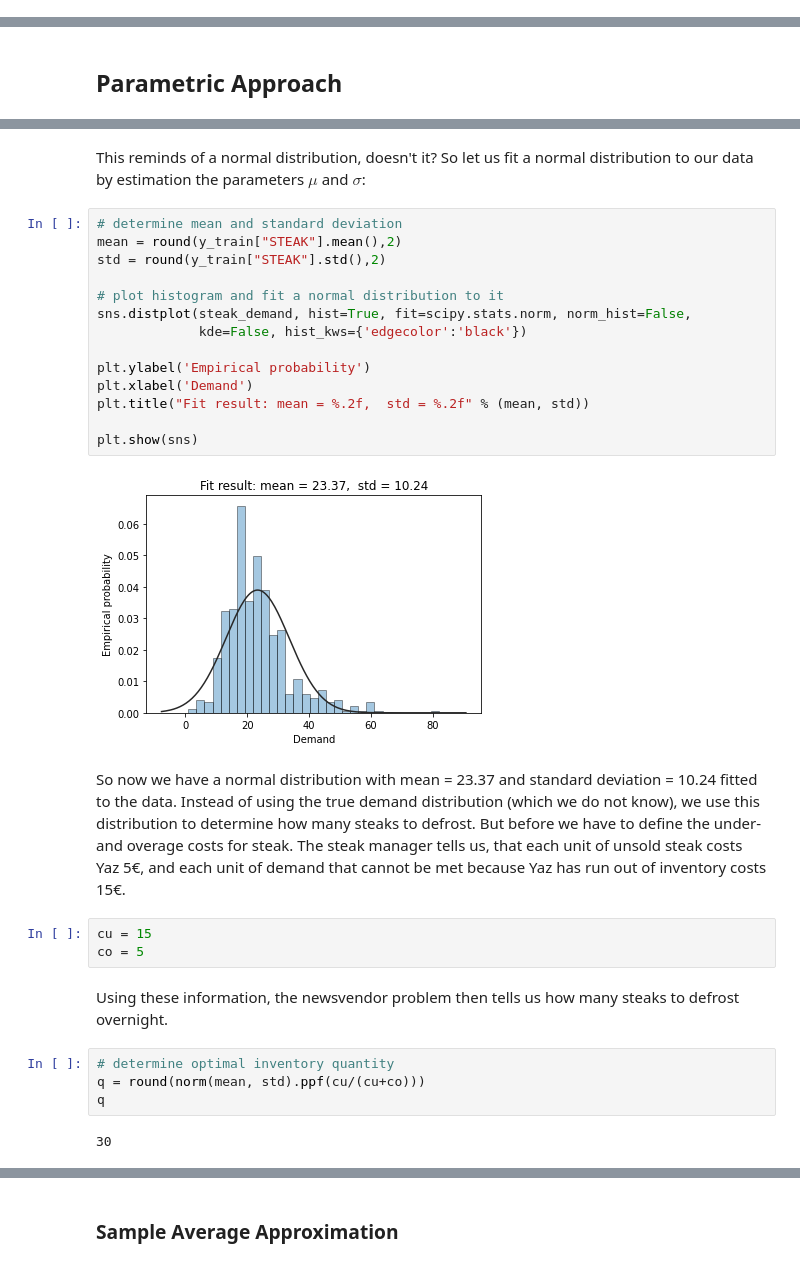
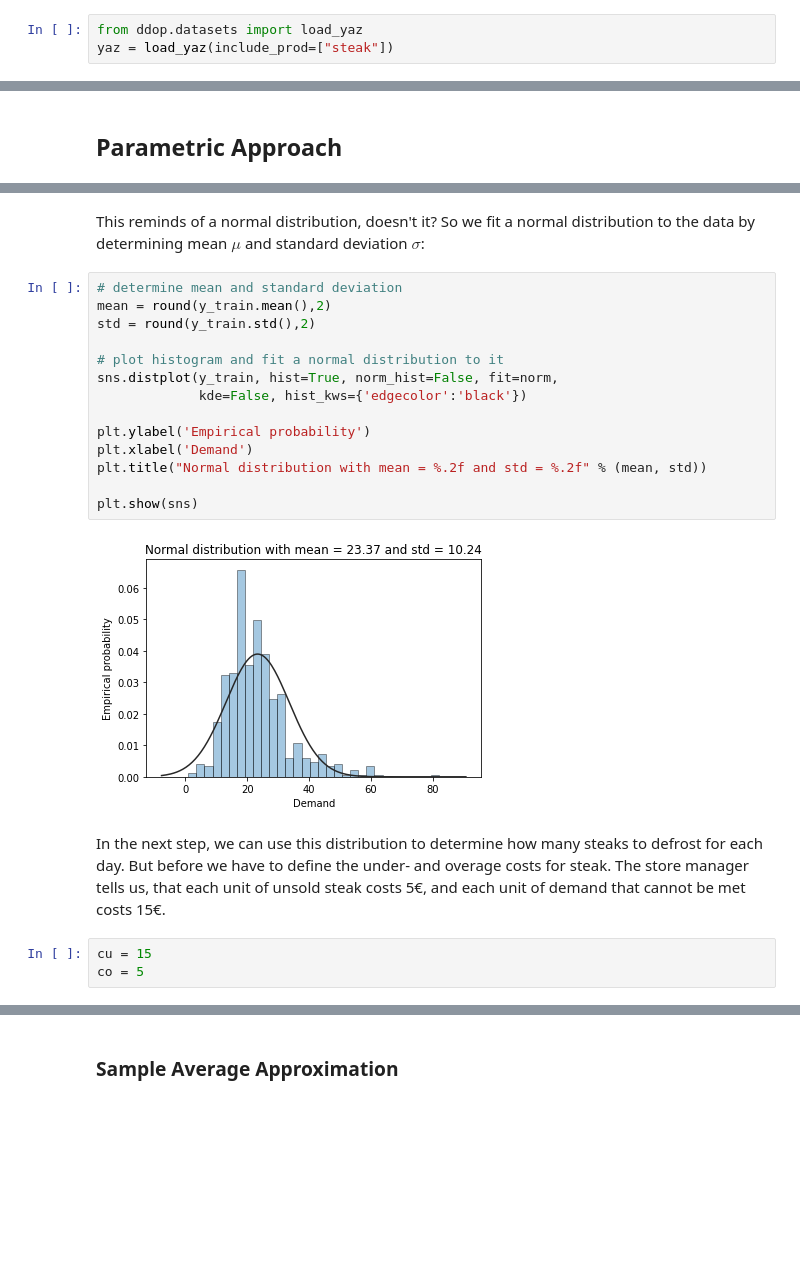
Before and after one commit to d3group/ddop, a Jupyter notebook: docs/tutorial_modules/tutorial.ipynb, the cells around one changed output, grey strips where cells are left out. Drawn from its saved outputs; the diff is of its cells as text; blank space fills up the shorter version.

```diff
--- a/docs/tutorial_modules/tutorial.ipynb
+++ b/docs/tutorial_modules/tutorial.ipynb
@@ -50,0 +53,3 @@ yaz = load_yaz(one_hot_encoding=True)
+# %%
+from ddop.datasets import load_yaz
+yaz = load_yaz(include_prod=["steak"])
@@ -124,34 +122,25 @@ plt.show(sns)
 # %% [output]
 [figure]
 # %% [markdown]
-This reminds of a normal distribution, doesn't it? So let us fit a normal distribution to our data by estimation the parameters $\mu$ and $\sigma$:
+This reminds of a normal distribution, doesn't it? So we fit a normal distribution to the data by determining mean $\mu$ and standard deviation $\sigma$:
 # %%
 # determine mean and standard deviation
-mean = round(y_train["STEAK"].mean(),2)
-std = round(y_train["STEAK"].std(),2)
+mean = round(y_train.mean(),2)
+std = round(y_train.std(),2)
 
 # plot histogram and fit a normal distribution to it
-sns.distplot(steak_demand, hist=True, fit=scipy.stats.norm, norm_hist=False,
+sns.distplot(y_train, hist=True, norm_hist=False, fit=norm,
              kde=False, hist_kws={'edgecolor':'black'})
 
 plt.ylabel('Empirical probability')
 plt.xlabel('Demand')
-plt.title("Fit result: mean = %.2f,  std = %.2f" % (mean, std))
+plt.title("Normal distribution with mean = %.2f and std = %.2f" % (mean, std))
 
 plt.show(sns)
 # %% [output]
-[figure, old version]
+[figure, new version]
 # %% [markdown]
-So now we have a normal distribution with mean = 23.37 and standard deviation = 10.24 fitted to the data. Instead of using the true demand distribution (which we do not know), we use this distribution to determine how many steaks to defrost. But before we have to define the under- and overage costs for steak.
-The steak manager tells us, that each unit of unsold steak costs Yaz 5€, and each unit of demand that cannot be met because Yaz has run out of inventory costs 15€.
+In the next step, we can use this distribution to determine how many steaks to defrost for each day. But before we have to define the under- and overage costs for steak. The store manager tells us, that each unit of unsold steak costs 5€, and each unit of demand that cannot be met costs 15€.
 # %%
 cu = 15
 co = 5
-# %% [markdown]
-Using these information, the newsvendor problem then tells us how many steaks to defrost overnight.
-# %%
-# determine optimal inventory quantity
-q = round(norm(mean, std).ppf(cu/(cu+co)))
-q
-# %% [output]
-30
```
Also changed, not shown: parts of 168 cells of this notebook, 16 other files.
